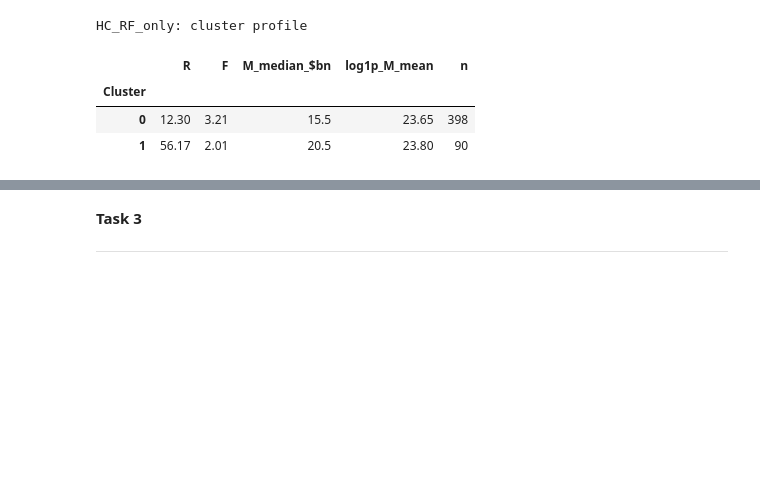
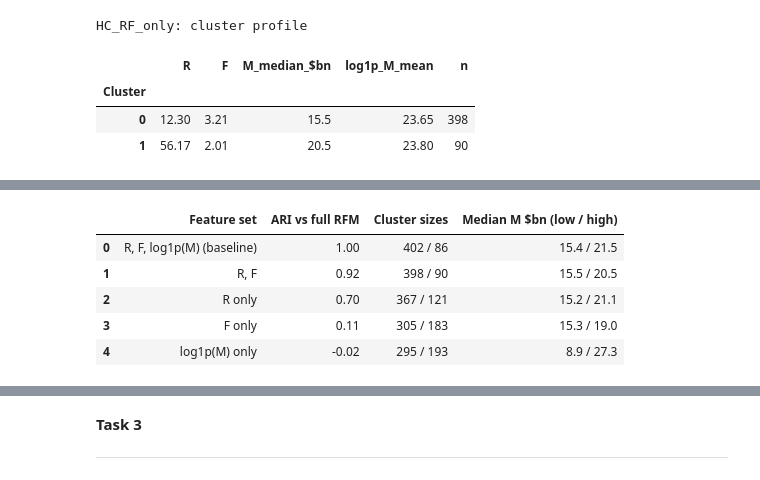
Before and after one commit to Sav200512/sp500-rfm-segmentation-cw, a Jupyter notebook: Task_1_2_and_3_cw_(20232749_W2151870).ipynb, the cells around one changed output, grey strips where cells are left out. Cells and saved outputs as stored; diff of their text form; code cells hidden in the pictures; blank space fills up the shorter version.

Commit message:
Add the missing briefs

```diff
--- a/Task_1_2_and_3_cw_(20232749_W2151870).ipynb
+++ b/Task_1_2_and_3_cw_(20232749_W2151870).ipynb
@@ -121,3 +121,14 @@ No data: ['FDXF', 'HONA', 'Q', 'SNDK', 'VYLR']
 Shares: first date 2021-01-04 | last date 2024-12-31
 Benchmark: first date 2021-01-04 | last date 2024-12-31 | rows 1005
 Share rows: 1005 | shape close/adj/vol: (1005, 503) (1005, 503) (1005, 503)
+# %%
+# Cached-data fallback (brief 1.2)
+if "close" not in globals() or close.empty:
+    close     = pd.read_csv("data/raw/close_daily.csv.gz",     index_col=0, parse_dates=True)
+    adj_close = pd.read_csv("data/raw/adj_close_daily.csv.gz", index_col=0, parse_dates=True)
+    volume    = pd.read_csv("data/raw/volume_daily.csv.gz",    index_col=0, parse_dates=True)
+    bench     = pd.read_csv("data/raw/gspc_daily.csv",         index_col=0, parse_dates=True)
+    print("Loaded cached snapshots from data/raw (documented fallback).")
+else:
+    print("Live download used; snapshots saved in data/raw.")
+print("Sessions:", len(adj_close), "| first:", adj_close.index.min().date(), "| last:", adj_close.index.max().date())
@@ -1361,3 +1396,25 @@ HC_RF_only: cluster profile
+# %%
+# C. 2.5.2 extended: which RFM feature carries the Ward k = 2 split?
+subsets = {"R, F, log1p(M) (baseline)": ["R", "F", "log1p_M"], "R, F": ["R", "F"],
+           "R only": ["R"], "F only": ["F"], "log1p(M) only": ["log1p_M"]}
+rows = []
+for name, cols_ in subsets.items():
+    Xs = StandardScaler().fit_transform(df[cols_])
+    lab = cut_tree(linkage(Xs, method="ward", metric="euclidean"), n_clusters=2).ravel()
+    med = sorted((df.assign(Cluster=lab).groupby("Cluster")["M"].median() / 1e9).tolist())
+    rows.append({"Feature set": name,
+                 "ARI vs full RFM": round(adjusted_rand_score(assign["HC_RFM"], lab), 2),
+                 "Cluster sizes": " / ".join(map(str, sorted(np.bincount(lab).tolist(), reverse=True))),
+                 "Median M $bn (low / high)": " / ".join(f"{v:.1f}" for v in med)})
+ablation = pd.DataFrame(rows); display(ablation)
+ablation.to_csv("data/processed/rfm_feature_subset_ablation.csv", index=False)
+# %% [output]
+|  | Feature set | ARI vs full RFM | Cluster sizes | Median M $bn (low / high) |
+| 0 | R, F, log1p(M) (baseline) | 1.00 | 402 / 86 | 15.4 / 21.5 |
+| 1 | R, F | 0.92 | 398 / 90 | 15.5 / 20.5 |
+| 2 | R only | 0.70 | 367 / 121 | 15.2 / 21.1 |
+| 3 | F only | 0.11 | 305 / 183 | 15.3 / 19.0 |
+| 4 | log1p(M) only | -0.02 | 295 / 193 | 8.9 / 27.3 |
 # %%
 out = assign.join(df[["Sector"]]).join(df[RR_COLS + ["R", "F", "M"]])
 out["AsOf"] = "2024-12-31"
```
Also changed, not shown: parts of 10 cells of this notebook.
